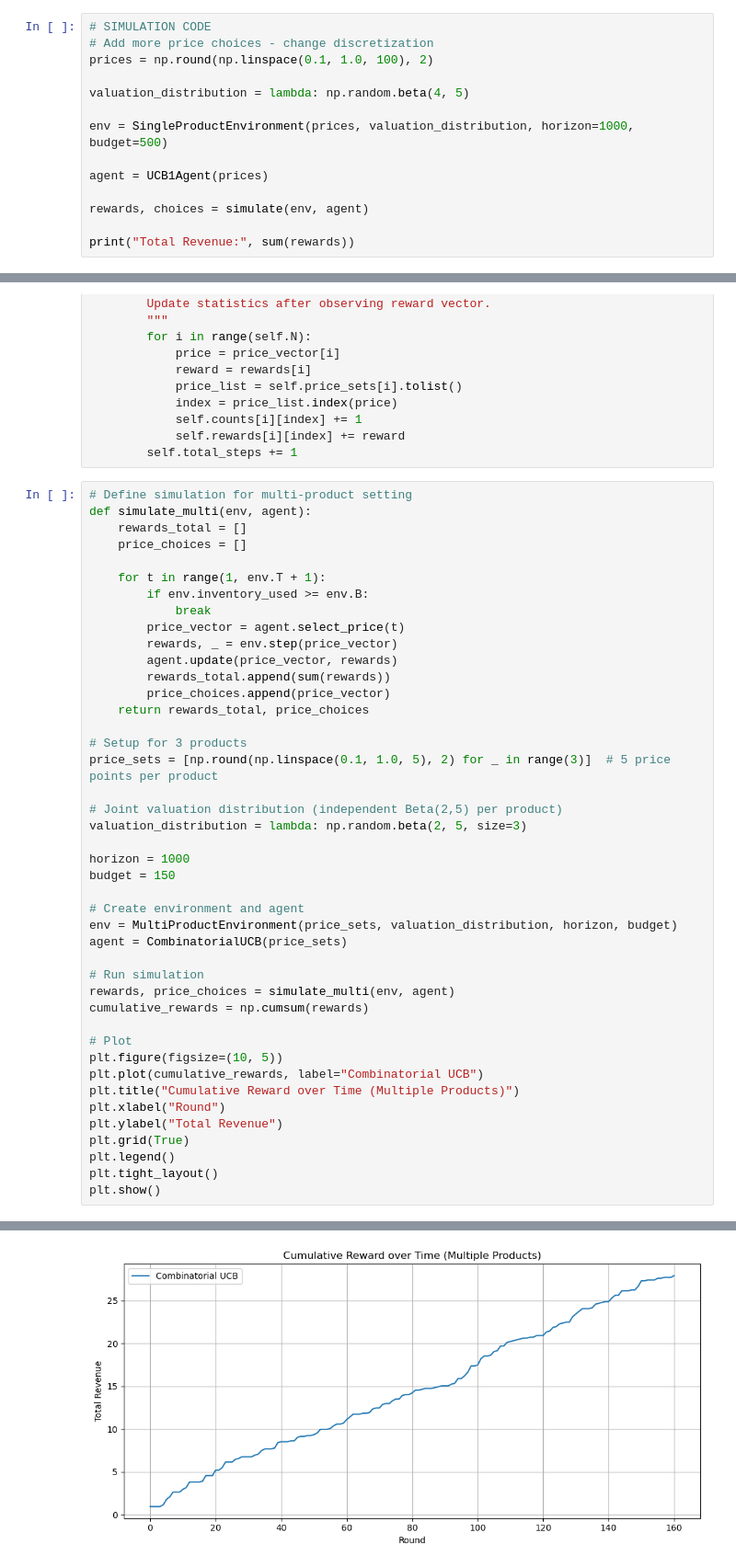
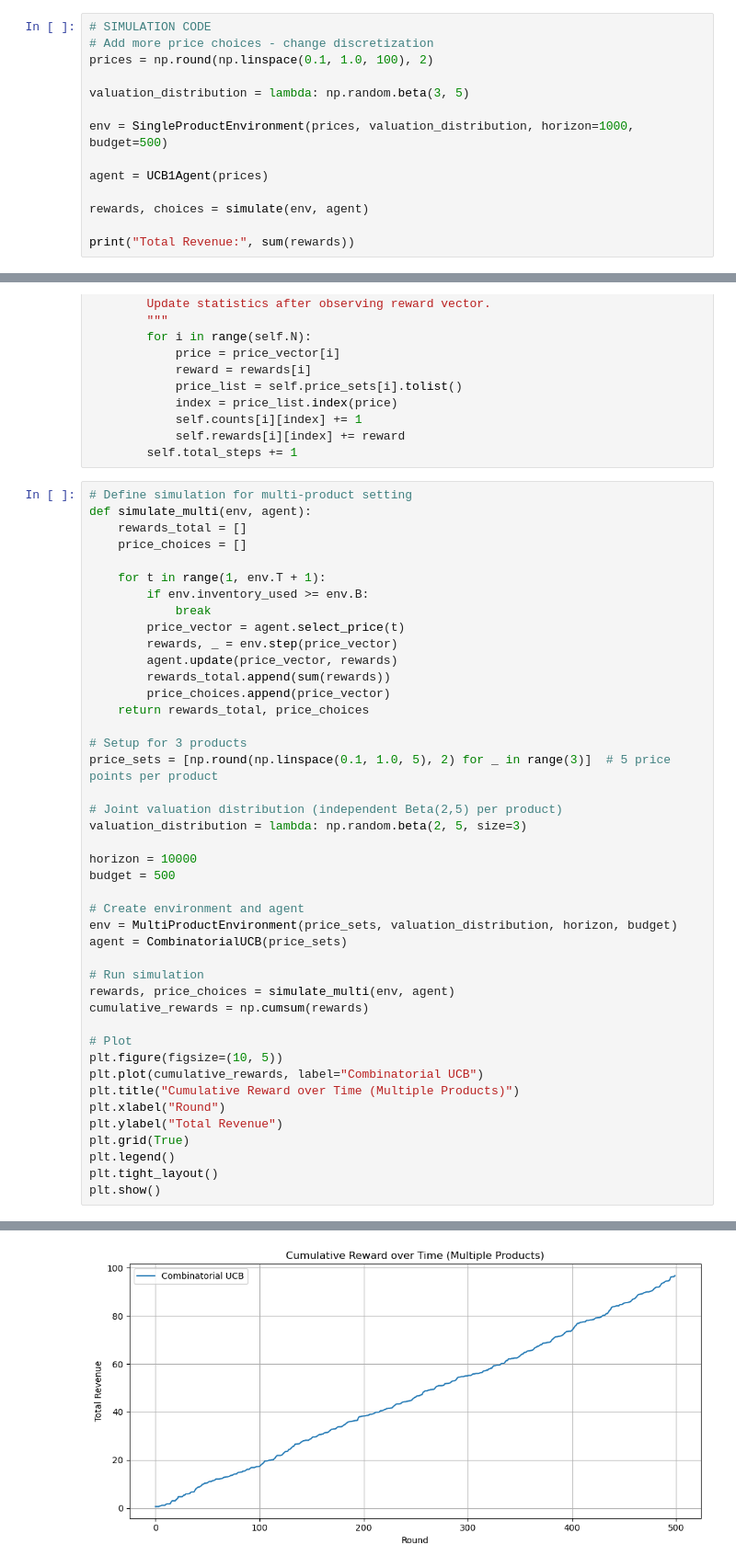
Before and after one commit to tatalo00/OLA-project, a Jupyter notebook: OLA-project.ipynb, the cells around one changed output, grey strips where cells are left out. Shown at 92% size. Cells and saved outputs as stored; diff of their text form.

```diff
--- a/OLA-project.ipynb
+++ b/OLA-project.ipynb
@@ -93,7 +93,7 @@ def simulate(env, agent):
 # Add more price choices - change discretization
 prices = np.round(np.linspace(0.1, 1.0, 100), 2)
 
-valuation_distribution = lambda: np.random.beta(4, 5)
+valuation_distribution = lambda: np.random.beta(3, 5)
 
 env = SingleProductEnvironment(prices, valuation_distribution, horizon=1000, budget=500)
 
@@ -325,8 +325,8 @@ price_sets = [np.round(np.linspace(0.1, 1.0, 5), 2) for _ in range(3)]  # 5 pric
 # Joint valuation distribution (independent Beta(2,5) per product)
 valuation_distribution = lambda: np.random.beta(2, 5, size=3)
 
-horizon = 1000
-budget = 150
+horizon = 10000
+budget = 500
 
 # Create environment and agent
 env = MultiProductEnvironment(price_sets, valuation_distribution, horizon, budget)
@@ -351,4 +350,4 @@ plt.show()
-[figure, old version]
+[figure, new version]
 # %%
 # Prepare data for plotting per-product statistics
 N = len(price_sets)  # number of products
```
Also changed, not shown: parts of 10 cells of this notebook.
